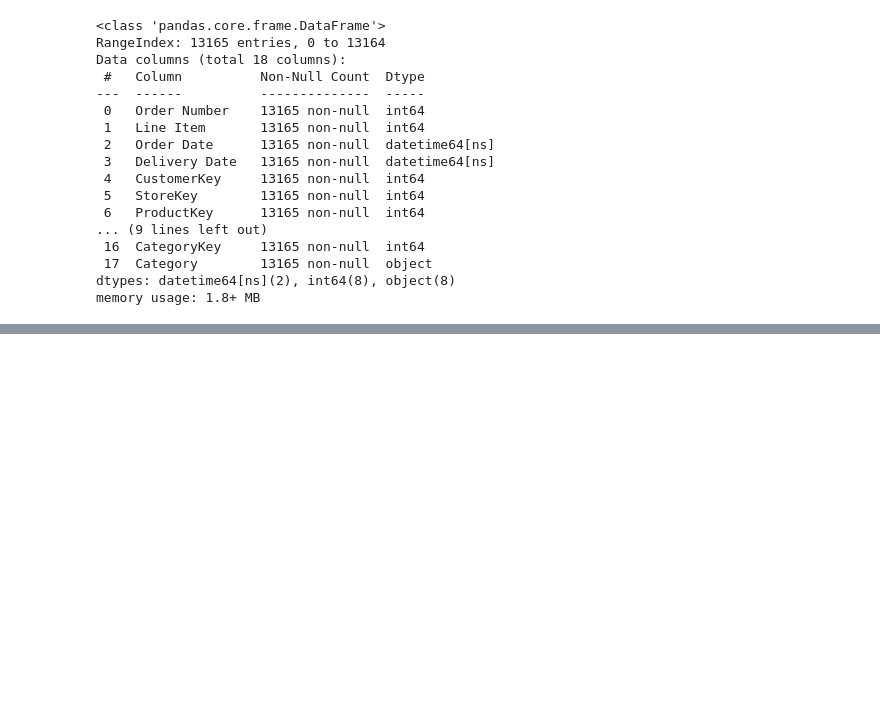
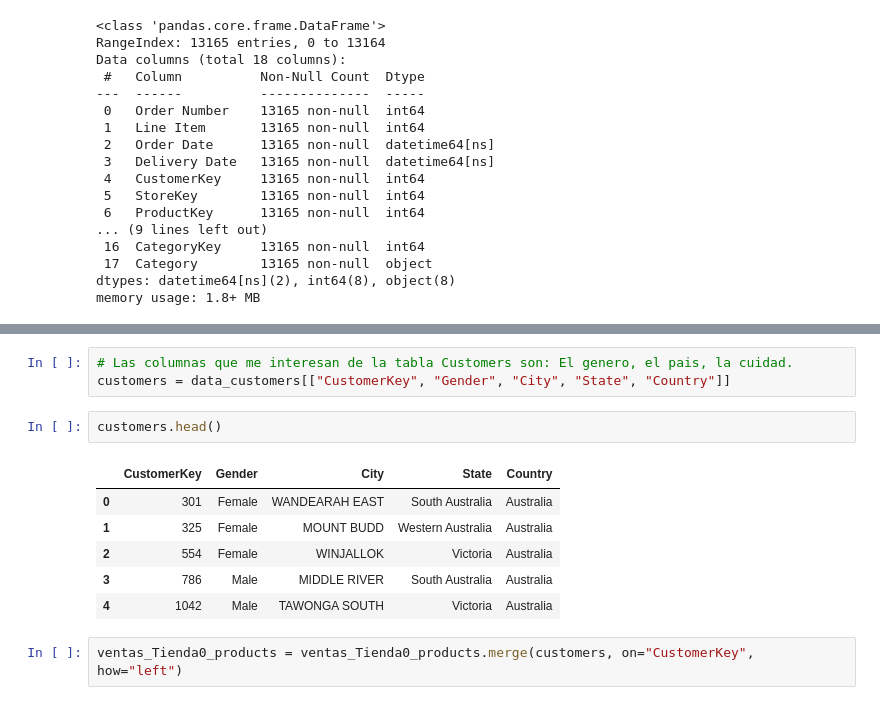
Before and after one commit to AlejoRam05/Bootcamp_Final_Project, a Jupyter notebook: final_proyect.ipynb, the cells around one changed output, grey strips where cells are left out. Saved outputs shown, nothing was run; the diff lists cells and outputs as text; blank space fills up the shorter version.

```diff
--- a/final_proyect.ipynb
+++ b/final_proyect.ipynb
@@ -346,0 +358,14 @@ memory usage: 1.8+ MB
+# %%
+# Las columnas que me interesan de la tabla Customers son: El genero, el pais, la cuidad.
+customers = data_customers[["CustomerKey", "Gender", "City", "State", "Country"]]
+# %%
+customers.head()
+# %% [output]
+|  | CustomerKey | Gender | City | State | Country |
+| 0 | 301 | Female | WANDEARAH EAST | South Australia | Australia |
+| 1 | 325 | Female | MOUNT BUDD | Western Australia | Australia |
+| 2 | 554 | Female | WINJALLOK | Victoria | Australia |
+| 3 | 786 | Male | MIDDLE RIVER | South Australia | Australia |
+| 4 | 1042 | Male | TAWONGA SOUTH | Victoria | Australia |
+# %%
+ventas_Tienda0_products = ventas_Tienda0_products.merge(customers, on="CustomerKey", how="left")
```
Also changed, not shown: parts of 9 cells of this notebook.
